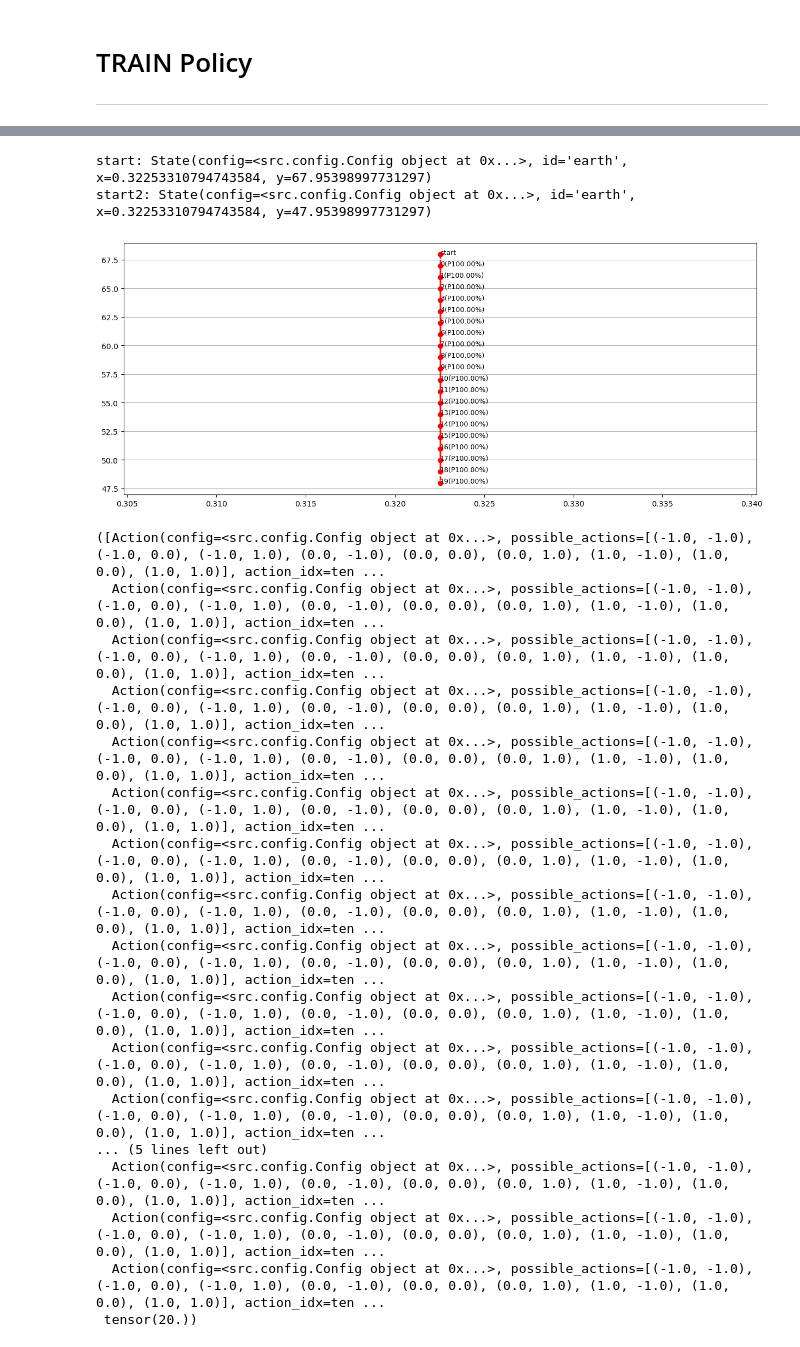
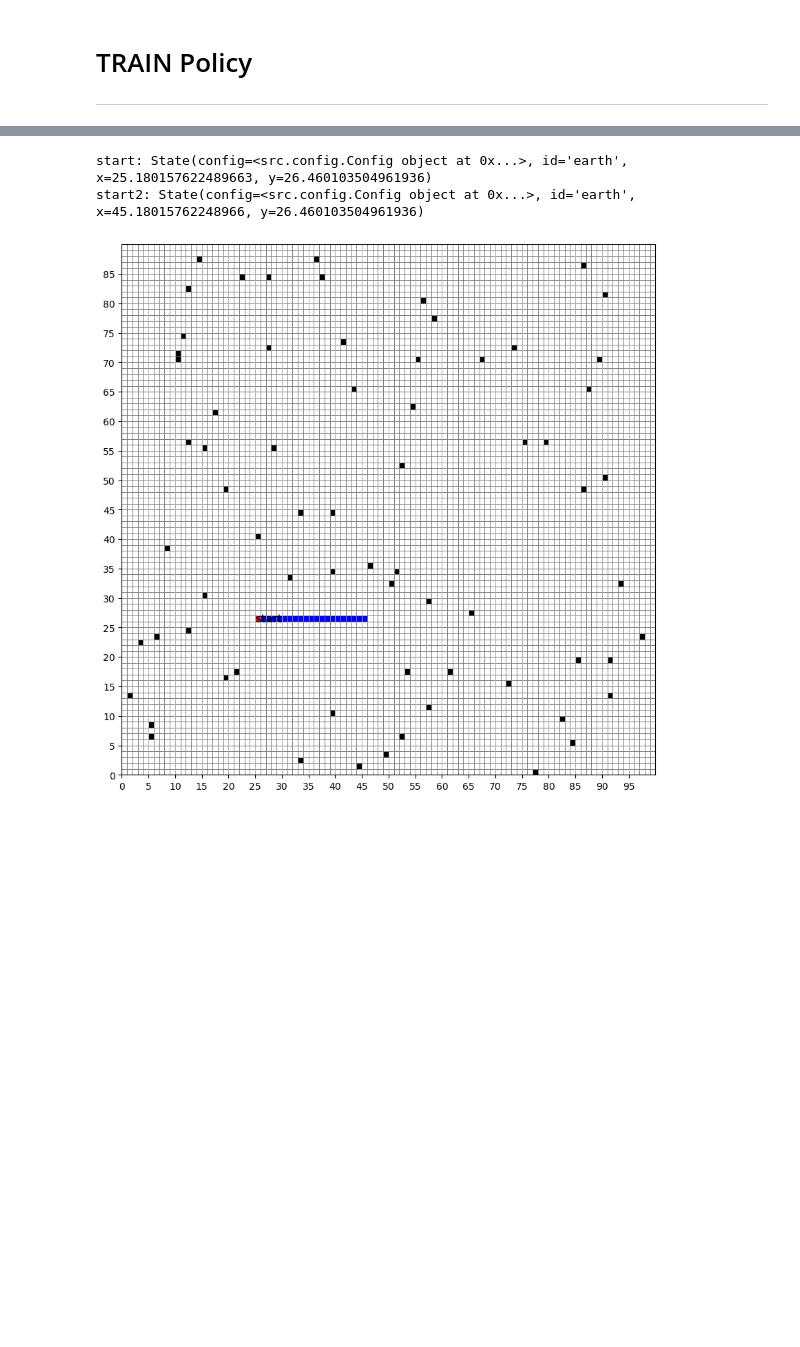
Before and after one commit to Chengbai/rf_agent, a Jupyter notebook: agent.ipynb, the cells around one changed output, grey strips where cells are left out. Saved outputs shown, nothing was run; the diff lists cells and outputs as text; code cells hidden in the pictures; blank space fills up the shorter version.

```diff
--- a/agent.ipynb
+++ b/agent.ipynb
@@ -20,3 +22,8 @@ import src.utils as utils
 # %% [markdown]
 # Random agent action history
 ----
+# %%
+FIG_SIZE = (10, 10)
+config = Config()
+world_board = np.zeros(shape=(config.world_height, config.world_width))
+world_board.shape
@@ -62,5 +91,5 @@ episode reward: 33.0
 # %%
-fig = plt.figure(figsize=(15, 6))
+fig = plt.figure(figsize=FIG_SIZE)
 ax = fig.add_subplot(1, 1, 1)
 episode.viz(ax=ax)
 plt.show()
@@ -81,7 +130,7 @@ def train_and_plot_policy(policy: Policy, debug: bool = False):
     episode.train(steps=20, policy=policy, debug=debug)
     print(f"start2: {episode.agent.state}")
 
-    fig = plt.figure(figsize=(15, 6))
+    fig = plt.figure(figsize=FIG_SIZE)
     ax = fig.add_subplot(1, 1, 1)
     episode.viz(ax=ax, color=get_color(0))
     plt.show()
@@ -89,13 +138,13 @@ def train_and_plot_policy(policy: Policy, debug: bool = False):
     return episode
 
 
-def inference_and_plot_policy(policy: Policy, debug: bool = False):
+def inference_and_plot_policy(policy: Policy, steps: int = 20, debug: bool = False):
     episode = Episode.new()
     print(f"start: {episode.agent.state}")
-    episode.inference_steps_by_policy(steps=20, policy=policy, debug=debug)
+    episode.inference_steps_by_policy(steps=steps, policy=policy, debug=debug)
     print(f"start2: {episode.agent.state}")
 
-    fig = plt.figure(figsize=(15, 6))
+    fig = plt.figure(figsize=FIG_SIZE)
     ax = fig.add_subplot(1, 1, 1)
     episode.viz(ax=ax, color=get_color(0))
     plt.show()
@@ -293,29 +344,7 @@ episode.reward()
 # %%
 episode = inference_and_plot_policy(policy=policy)
-episode.agent.action_history, episode.reward()
-# episodes_rewards = torch.tensor(
-#     [episode.reward() for episode in episodes], device=config.device
-# )
-
-# episodes_rewards
+# episode.agent.action_history, episode.reward()
 # %% [output]
-start: State(config=<src.config.Config object at 0x...>, id='earth', x=0.32253310794743584, y=67.95398997731297)
-start2: State(config=<src.config.Config object at 0x...>, id='earth', x=0.32253310794743584, y=47.95398997731297)
+start: State(config=<src.config.Config object at 0x...>, id='earth', x=25.180157622489663, y=26.460103504961936)
+start2: State(config=<src.config.Config object at 0x...>, id='earth', x=45.18015762248966, y=26.460103504961936)
-[figure, old version]
+[figure, new version]
-([Action(config=<src.config.Config object at 0x...>, possible_actions=[(-1.0, -1.0), (-1.0, 0.0), (-1.0, 1.0), (0.0, -1.0), (0.0, 0.0), (0.0, 1.0), (1.0, -1.0), (1.0, 0.0), (1.0, 1.0)], action_idx=ten ...
-  Action(config=<src.config.Config object at 0x...>, possible_actions=[(-1.0, -1.0), (-1.0, 0.0), (-1.0, 1.0), (0.0, -1.0), (0.0, 0.0), (0.0, 1.0), (1.0, -1.0), (1.0, 0.0), (1.0, 1.0)], action_idx=ten ...
-  Action(config=<src.config.Config object at 0x...>, possible_actions=[(-1.0, -1.0), (-1.0, 0.0), (-1.0, 1.0), (0.0, -1.0), (0.0, 0.0), (0.0, 1.0), (1.0, -1.0), (1.0, 0.0), (1.0, 1.0)], action_idx=ten ...
-  Action(config=<src.config.Config object at 0x...>, possible_actions=[(-1.0, -1.0), (-1.0, 0.0), (-1.0, 1.0), (0.0, -1.0), (0.0, 0.0), (0.0, 1.0), (1.0, -1.0), (1.0, 0.0), (1.0, 1.0)], action_idx=ten ...
-  Action(config=<src.config.Config object at 0x...>, possible_actions=[(-1.0, -1.0), (-1.0, 0.0), (-1.0, 1.0), (0.0, -1.0), (0.0, 0.0), (0.0, 1.0), (1.0, -1.0), (1.0, 0.0), (1.0, 1.0)], action_idx=ten ...
-  Action(config=<src.config.Config object at 0x...>, possible_actions=[(-1.0, -1.0), (-1.0, 0.0), (-1.0, 1.0), (0.0, -1.0), (0.0, 0.0), (0.0, 1.0), (1.0, -1.0), (1.0, 0.0), (1.0, 1.0)], action_idx=ten ...
-  Action(config=<src.config.Config object at 0x...>, possible_actions=[(-1.0, -1.0), (-1.0, 0.0), (-1.0, 1.0), (0.0, -1.0), (0.0, 0.0), (0.0, 1.0), (1.0, -1.0), (1.0, 0.0), (1.0, 1.0)], action_idx=ten ...
-  Action(config=<src.config.Config object at 0x...>, possible_actions=[(-1.0, -1.0), (-1.0, 0.0), (-1.0, 1.0), (0.0, -1.0), (0.0, 0.0), (0.0, 1.0), (1.0, -1.0), (1.0, 0.0), (1.0, 1.0)], action_idx=ten ...
-  Action(config=<src.config.Config object at 0x...>, possible_actions=[(-1.0, -1.0), (-1.0, 0.0), (-1.0, 1.0), (0.0, -1.0), (0.0, 0.0), (0.0, 1.0), (1.0, -1.0), (1.0, 0.0), (1.0, 1.0)], action_idx=ten ...
-  Action(config=<src.config.Config object at 0x...>, possible_actions=[(-1.0, -1.0), (-1.0, 0.0), (-1.0, 1.0), (0.0, -1.0), (0.0, 0.0), (0.0, 1.0), (1.0, -1.0), (1.0, 0.0), (1.0, 1.0)], action_idx=ten ...
-  Action(config=<src.config.Config object at 0x...>, possible_actions=[(-1.0, -1.0), (-1.0, 0.0), (-1.0, 1.0), (0.0, -1.0), (0.0, 0.0), (0.0, 1.0), (1.0, -1.0), (1.0, 0.0), (1.0, 1.0)], action_idx=ten ...
-  Action(config=<src.config.Config object at 0x...>, possible_actions=[(-1.0, -1.0), (-1.0, 0.0), (-1.0, 1.0), (0.0, -1.0), (0.0, 0.0), (0.0, 1.0), (1.0, -1.0), (1.0, 0.0), (1.0, 1.0)], action_idx=ten ...
-... (5 lines left out)
-  Action(config=<src.config.Config object at 0x...>, possible_actions=[(-1.0, -1.0), (-1.0, 0.0), (-1.0, 1.0), (0.0, -1.0), (0.0, 0.0), (0.0, 1.0), (1.0, -1.0), (1.0, 0.0), (1.0, 1.0)], action_idx=ten ...
-  Action(config=<src.config.Config object at 0x...>, possible_actions=[(-1.0, -1.0), (-1.0, 0.0), (-1.0, 1.0), (0.0, -1.0), (0.0, 0.0), (0.0, 1.0), (1.0, -1.0), (1.0, 0.0), (1.0, 1.0)], action_idx=ten ...
-  Action(config=<src.config.Config object at 0x...>, possible_actions=[(-1.0, -1.0), (-1.0, 0.0), (-1.0, 1.0), (0.0, -1.0), (0.0, 0.0), (0.0, 1.0), (1.0, -1.0), (1.0, 0.0), (1.0, 1.0)], action_idx=ten ...
- tensor(20.))
```
Also changed, not shown: parts of 10 cells of this notebook, 5 other files.
